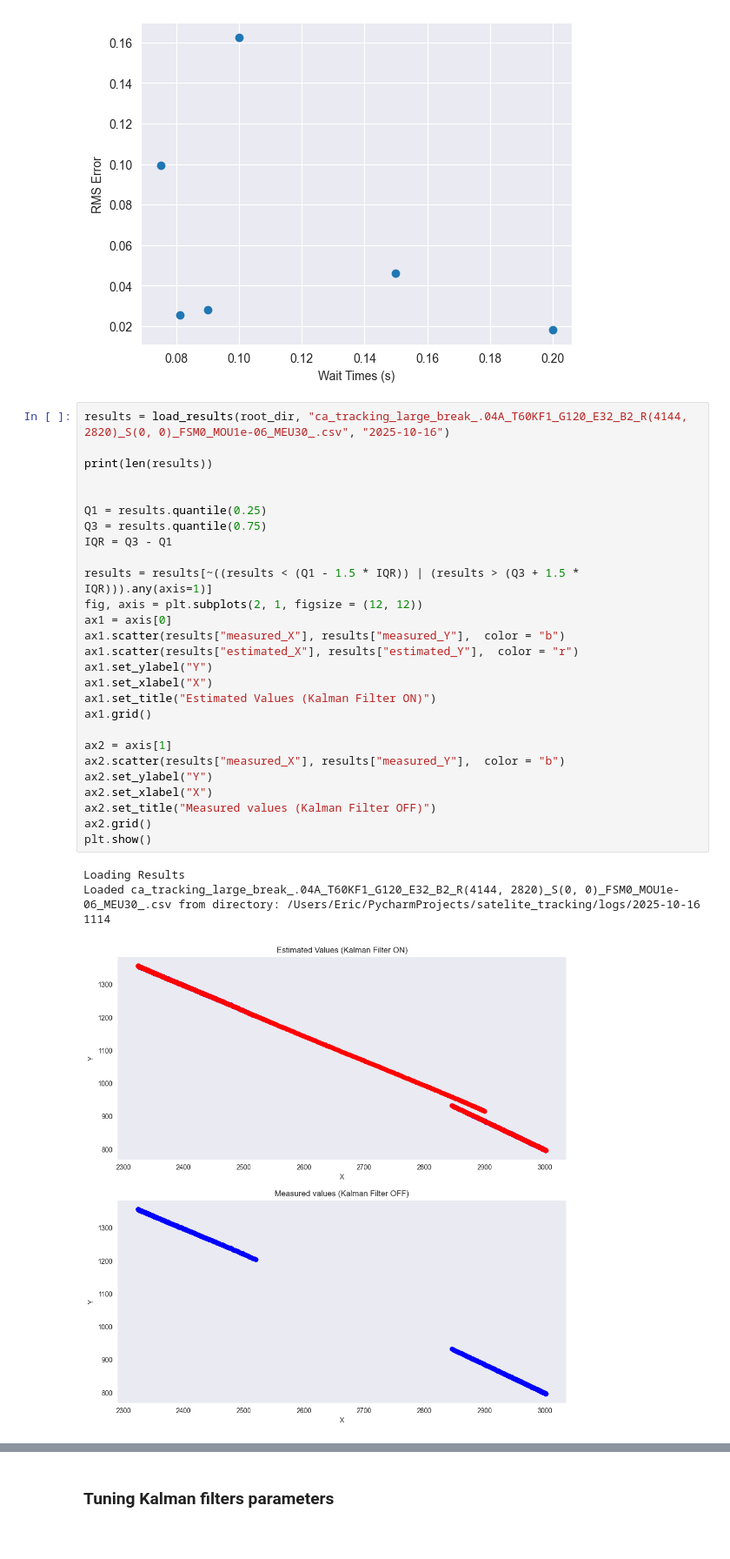
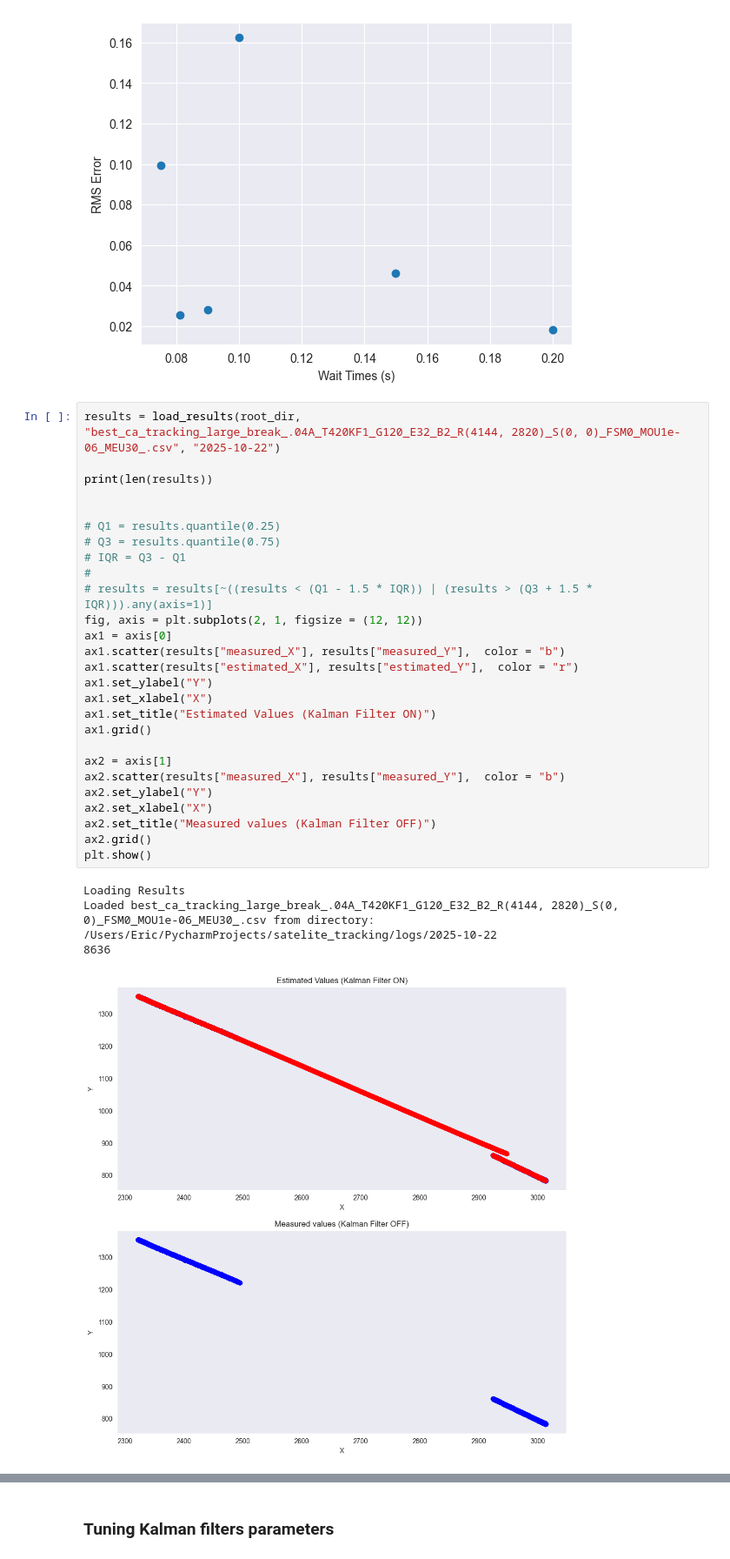
Before and after one commit to Bloodaxe90/Satellite_Tracking, a Jupyter notebook: notebooks/inference.ipynb, the cells around one changed output, grey strips where cells are left out. Shown at 87% size. Saved outputs shown, nothing was run; the diff lists cells and outputs as text.

```diff
--- a/notebooks/inference.ipynb
+++ b/notebooks/inference.ipynb
@@ -725,37 +727,37 @@ Loaded noise_reduction_sine_ST0.09.04A_KF0_G120_E32_B2_R(3008, 2820)_S(1136, 0)_
 {0.1: np.float64(0.16257781810746974), 0.15: np.float64(0.04621669503809282), 0.2: np.float64(0.018208661417322837), 0.075: np.float64(0.09921335480135714), 0.08125: np.float64(0.02537133643629893), 0 ...
 [figure]
 # %%
-results = load_results(root_dir, "ca_tracking_large_break_.04A_T60KF1_G120_E32_B2_R(4144, 2820)_S(0, 0)_FSM0_MOU1e-06_MEU30_.csv", "2025-10-16")
+results = load_results(root_dir, "best_ca_tracking_large_break_.04A_T420KF1_G120_E32_B2_R(4144, 2820)_S(0, 0)_FSM0_MOU1e-06_MEU30_.csv", "2025-10-22")
 
 print(len(results))
 
 
-Q1 = results.quantile(0.25)
-Q3 = results.quantile(0.75)
-IQR = Q3 - Q1
-
-results = results[~((results < (Q1 - 1.5 * IQR)) | (results > (Q3 + 1.5 * IQR))).any(axis=1)]
+# Q1 = results.quantile(0.25)
+# Q3 = results.quantile(0.75)
+# IQR = Q3 - Q1
+#
+# results = results[~((results < (Q1 - 1.5 * IQR)) | (results > (Q3 + 1.5 * IQR))).any(axis=1)]
 fig, axis = plt.subplots(2, 1, figsize = (12, 12))
 ax1 = axis[0]
 ax1.scatter(results["measured_X"], results["measured_Y"],  color = "b")
 ax1.scatter(results["estimated_X"], results["estimated_Y"],  color = "r")
 ax1.set_ylabel("Y")
 ax1.set_xlabel("X")
 ax1.set_title("Estimated Values (Kalman Filter ON)")
 ax1.grid()
 
 ax2 = axis[1]
 ax2.scatter(results["measured_X"], results["measured_Y"],  color = "b")
 ax2.set_ylabel("Y")
 ax2.set_xlabel("X")
 ax2.set_title("Measured values (Kalman Filter OFF)")
 ax2.grid()
 plt.show()
 # %% [output]
 Loading Results
-Loaded ca_tracking_large_break_.04A_T60KF1_G120_E32_B2_R(4144, 2820)_S(0, 0)_FSM0_MOU1e-06_MEU30_.csv from directory: /Users/Eric/PycharmProjects/satelite_tracking/logs/2025-10-16
-1114
+Loaded best_ca_tracking_large_break_.04A_T420KF1_G120_E32_B2_R(4144, 2820)_S(0, 0)_FSM0_MOU1e-06_MEU30_.csv from directory: /Users/Eric/PycharmProjects/satelite_tracking/logs/2025-10-22
+8636
-[figure, old version]
+[figure, new version]
 # %%
 fig, axis = plt.subplots(2, 2, figsize = (12, 12))
 
```
Also changed, not shown: parts of 3 cells of this notebook, 40 other files.
